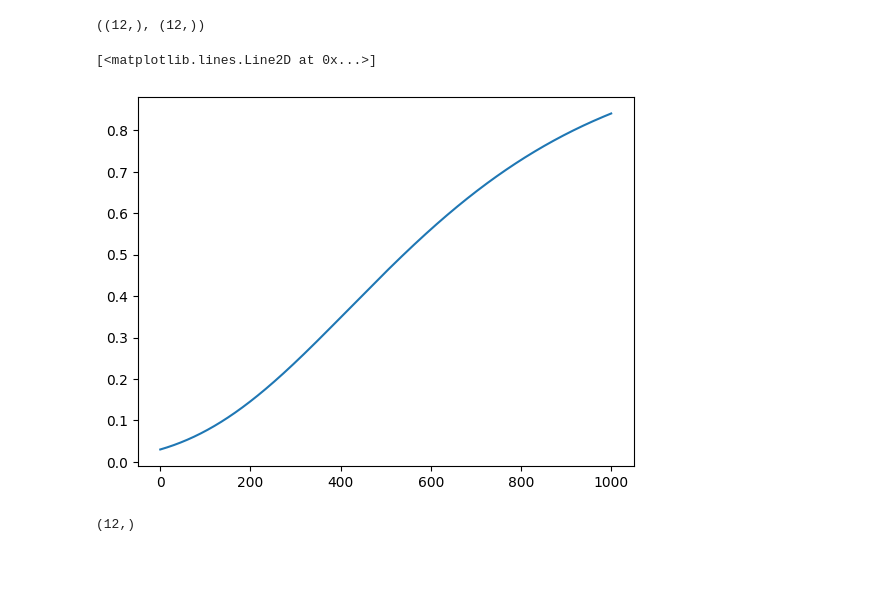
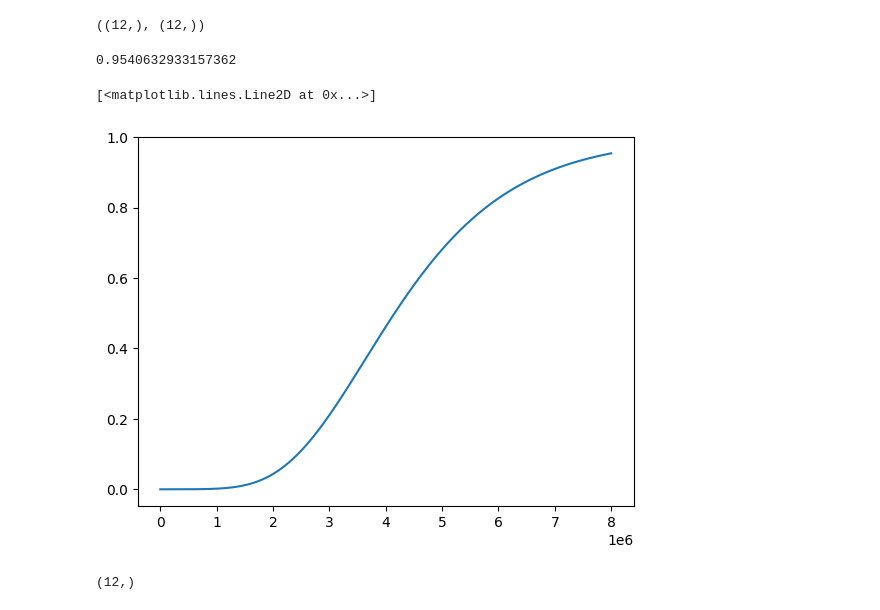
Before and after one commit to divyanshuklai/zero-shot-ice-rma, a Jupyter notebook: test.ipynb, the cells around one changed output. Cells and saved outputs as stored; diff of their text form; code cells hidden in the pictures; blank space fills up the shorter version.

```diff
--- a/test.ipynb
+++ b/test.ipynb
@@ -24,15 +24,16 @@ kd.shape, kp.shape
 # %%
 import matplotlib.pyplot as plt
 import numpy as np
 
-li = [0.03]
-for _ in range(1000):
-    li.append(li[-1]**0.997)
-
+li = [0.000003]
+for _ in range(8_000_000):
+    li.append(li[-1]**0.9999993)
+print(li[-1])
 plt.plot(li)
 # %% [output]
-[<matplotlib.lines.Line2D at 0x...>]
+0.9540632933157362
+[<matplotlib.lines.Line2D at 0x...>]
-[figure, old version]
+[figure, new version]
 # %%
 env.action_space.shape
 # %% [output]
```
Also changed, not shown: 4 other files.
